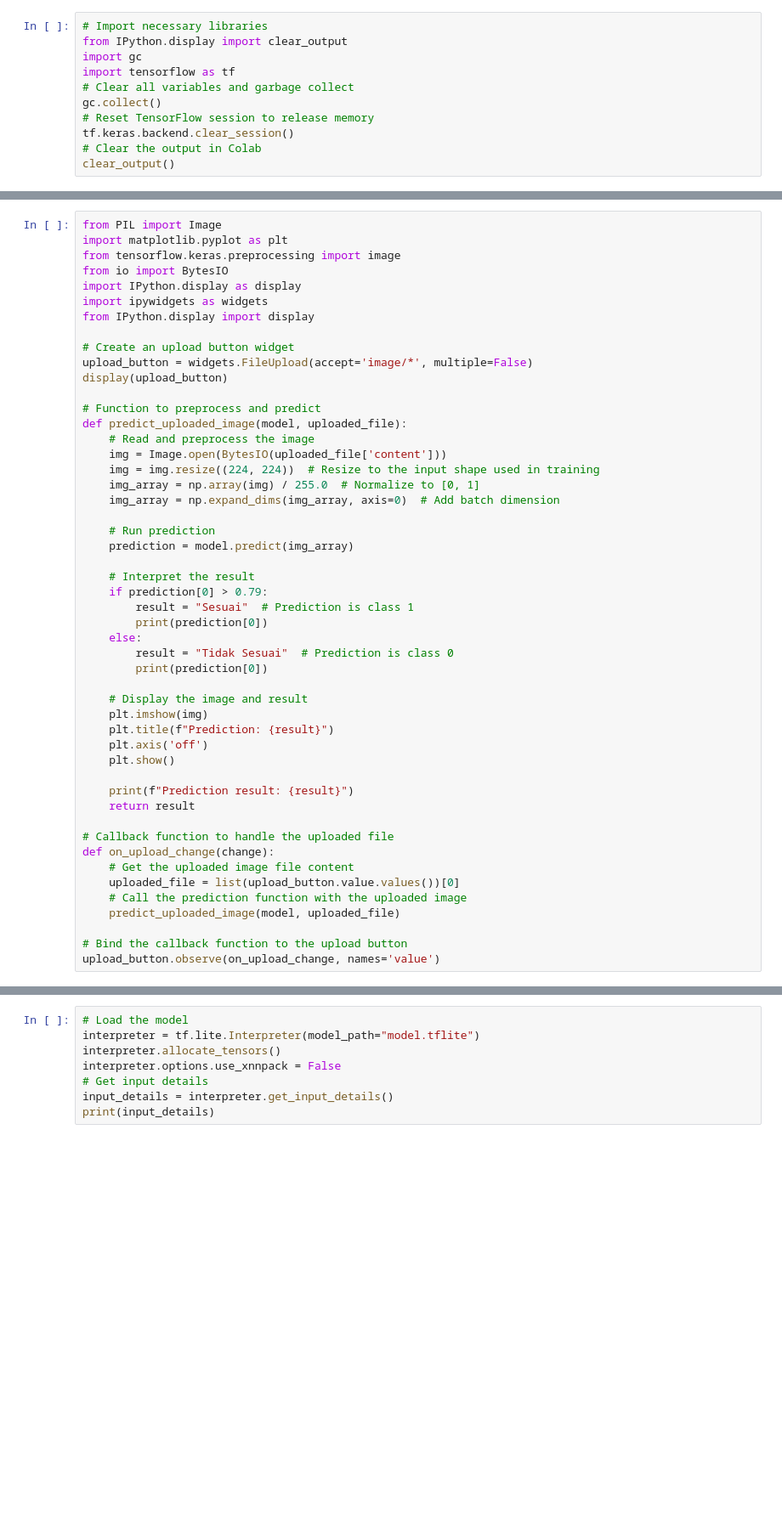
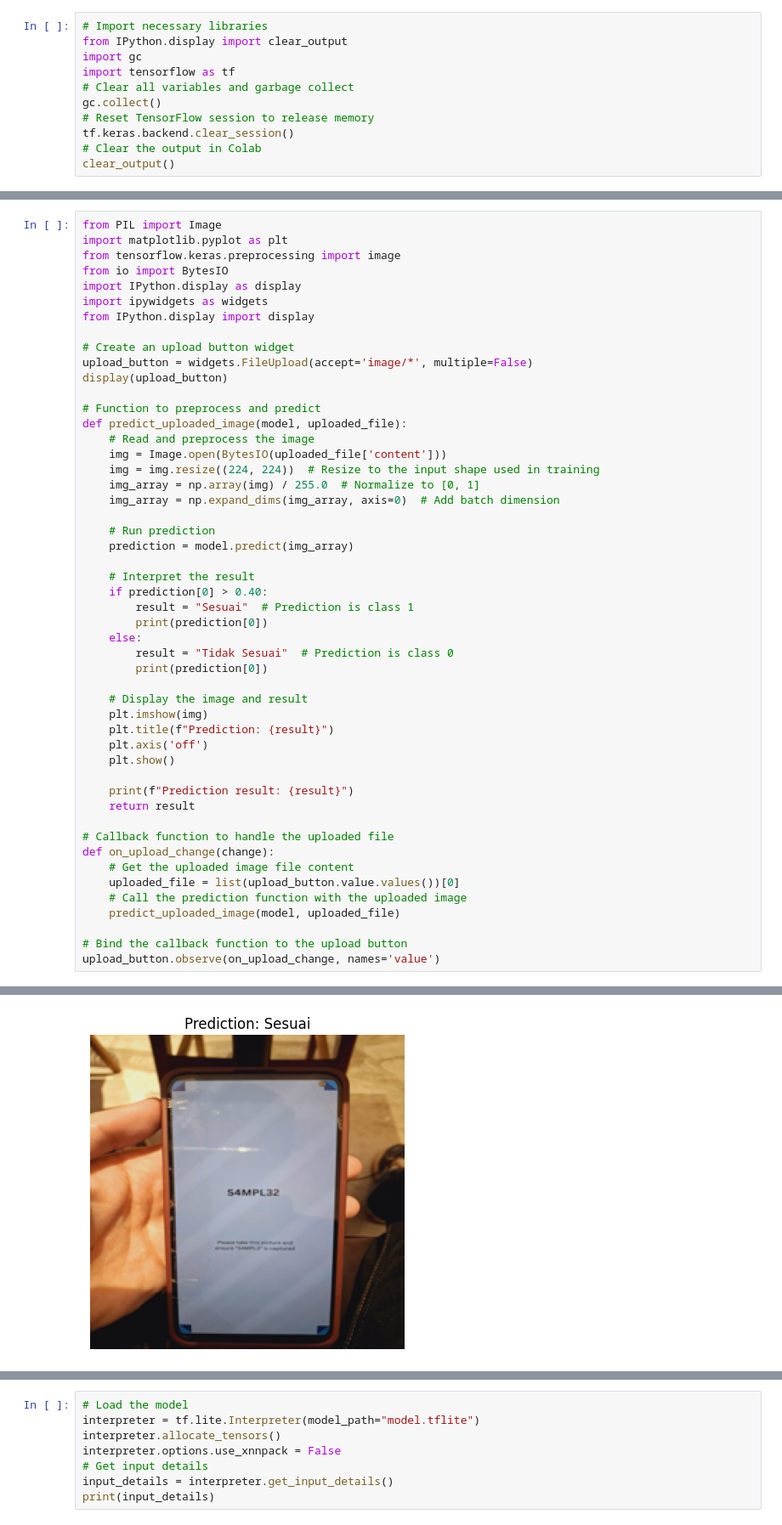
Before and after one commit to hwangzie/Detect-Corner-Mark-on-Device-and-Image-Quality, a Jupyter notebook: Corner_detection.ipynb, the cells around one changed output, grey strips where cells are left out. Shown at 85% size. Cells and saved outputs as stored; diff of their text form; blank space fills up the shorter version.

```diff
--- a/Corner_detection.ipynb
+++ b/Corner_detection.ipynb
@@ -208,7 +208,7 @@ def predict_uploaded_image(model, uploaded_file):
     prediction = model.predict(img_array)
 
     # Interpret the result
-    if prediction[0] > 0.79:
+    if prediction[0] > 0.40:
         result = "Sesuai"  # Prediction is class 1
         print(prediction[0])
     else:
@@ -237,0 +240 @@ FileUpload(value={}, accept='image/*', description='Upload')
+[figure, added]
```
Also changed, not shown: parts of 13 cells of this notebook.
